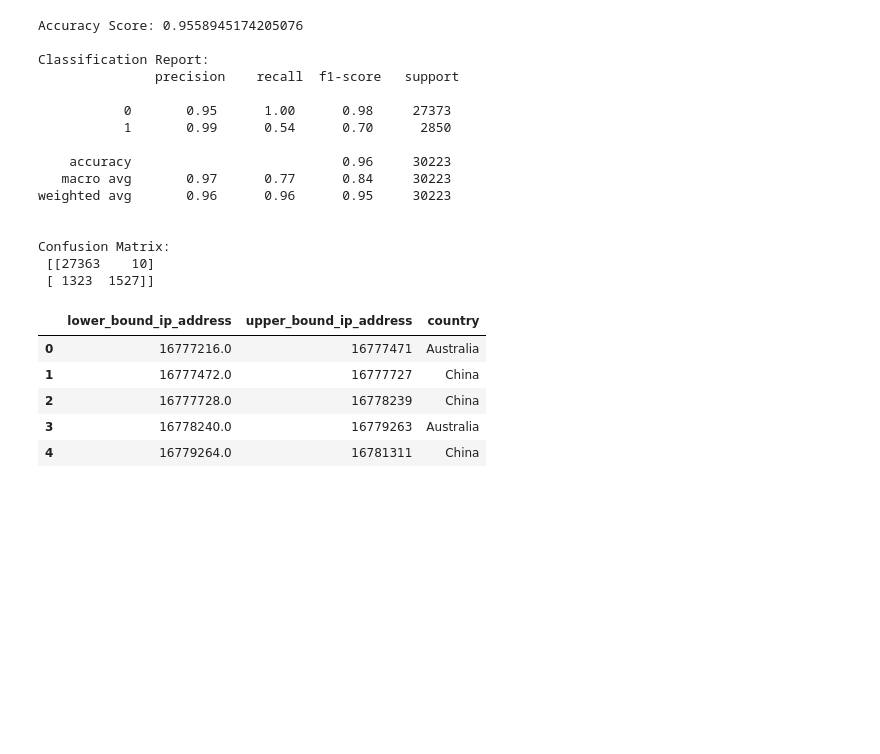
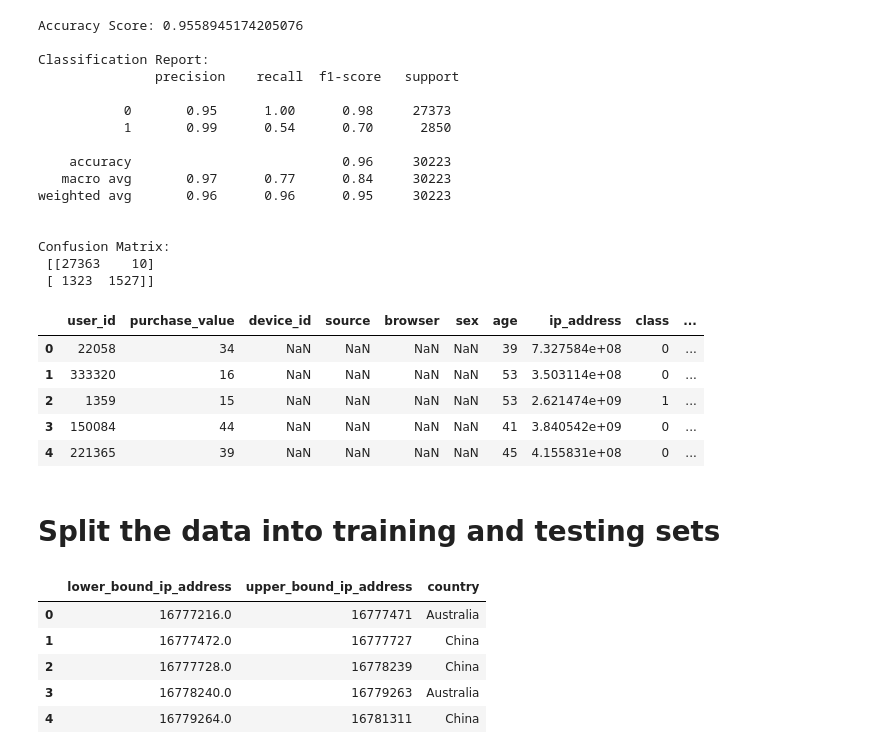
Before and after one commit to erisimasol/Week-8-KAIM-10X, a Jupyter notebook: notebooks/Week-08-Task-01.ipynb, the cells around one changed output. Cells and saved outputs as stored; diff of their text form; code cells hidden in the pictures; blank space fills up the shorter version.

```diff
--- a/notebooks/Week-08-Task-01.ipynb
+++ b/notebooks/Week-08-Task-01.ipynb
@@ -562,0 +546,9 @@ print("\nConfusion Matrix:\n", conf_matrix)
+# %%
+FD.head()
+# %% [output]
+|  | user_id | purchase_value | device_id | source | browser | sex | age | ip_address | class | ... |
+| 0 | 22058 | 34 | NaN | NaN | NaN | NaN | 39 | 7.327584e+08 | 0 | ... |
+| 1 | 333320 | 16 | NaN | NaN | NaN | NaN | 53 | 3.503114e+08 | 0 | ... |
+| 2 | 1359 | 15 | NaN | NaN | NaN | NaN | 53 | 2.621474e+09 | 1 | ... |
+| 3 | 150084 | 44 | NaN | NaN | NaN | NaN | 41 | 3.840542e+09 | 0 | ... |
+| 4 | 221365 | 39 | NaN | NaN | NaN | NaN | 45 | 4.155831e+08 | 0 | ... |
@@ -562,0 +560,2 @@ print("\nConfusion Matrix:\n", conf_matrix)
+# %% [markdown]
+# Split the data into training and testing sets
```
Also changed, not shown: parts of 12 cells of this notebook.
